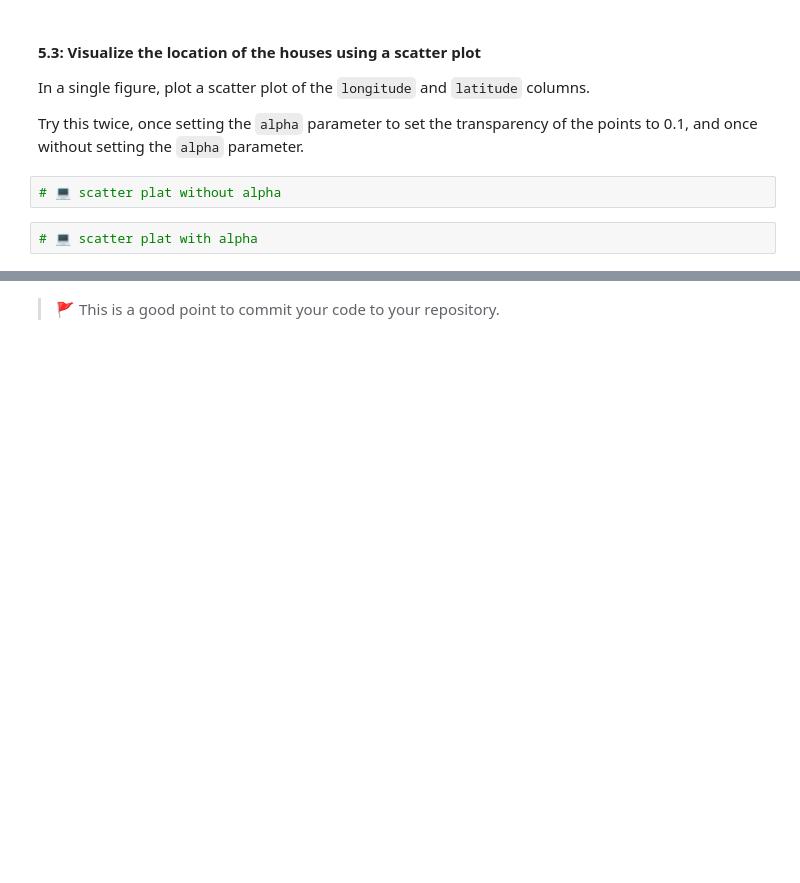
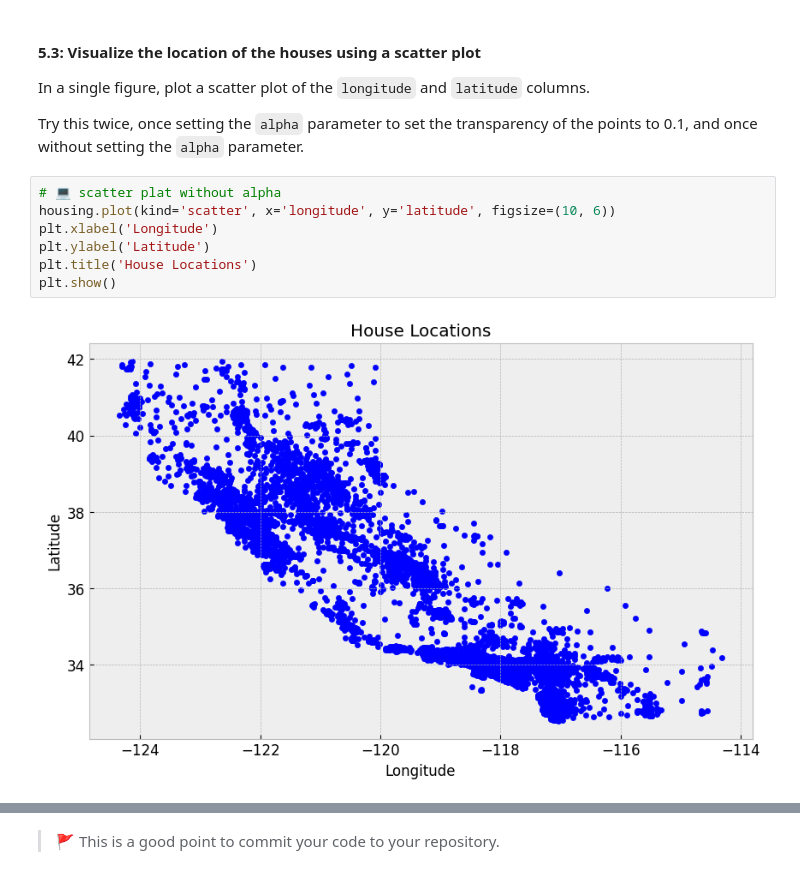
Before and after one commit to IT4063-Spring2025/eda-assignment-grandhvj, a Jupyter notebook: notebook.ipynb, the cells around one changed output, grey strips where cells are left out. Drawn from its saved outputs; the diff is of its cells as text; blank space fills up the shorter version.

```diff
--- a/notebook.ipynb
+++ b/notebook.ipynb
@@ -233,7 +246,12 @@ In a single figure, plot a scatter plot of the `longitude` and `latitude` column
 
 
 Try this twice, once setting the `alpha` parameter to set the transparency of the points to 0.1, and once without setting the `alpha` parameter.
-# %%
-# 💻 scatter plat without alpha
-# %%
-# 💻 scatter plat with alpha
+# %%
+# 💻 scatter plat without alpha
+housing.plot(kind='scatter', x='longitude', y='latitude', figsize=(10, 6))
+plt.xlabel('Longitude')
+plt.ylabel('Latitude')
+plt.title('House Locations')
+plt.show()
+# %% [output]
+[figure, added]
```
Also changed, not shown: parts of 4 cells of this notebook.
